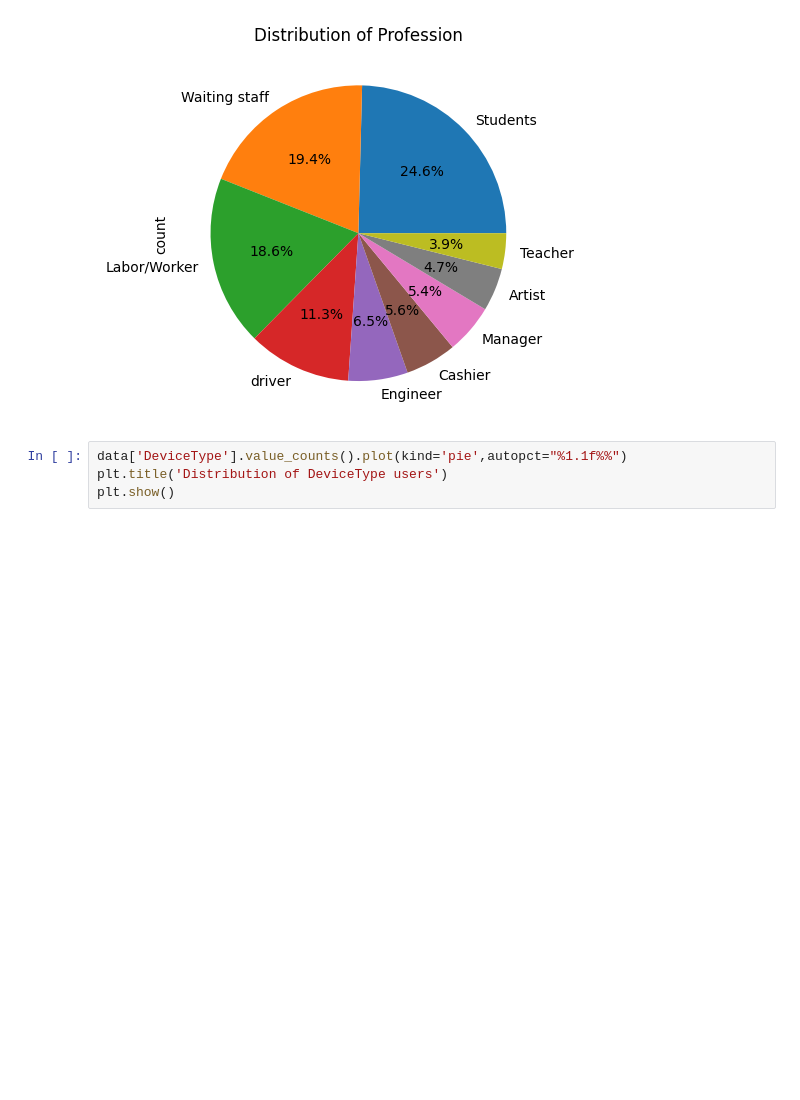
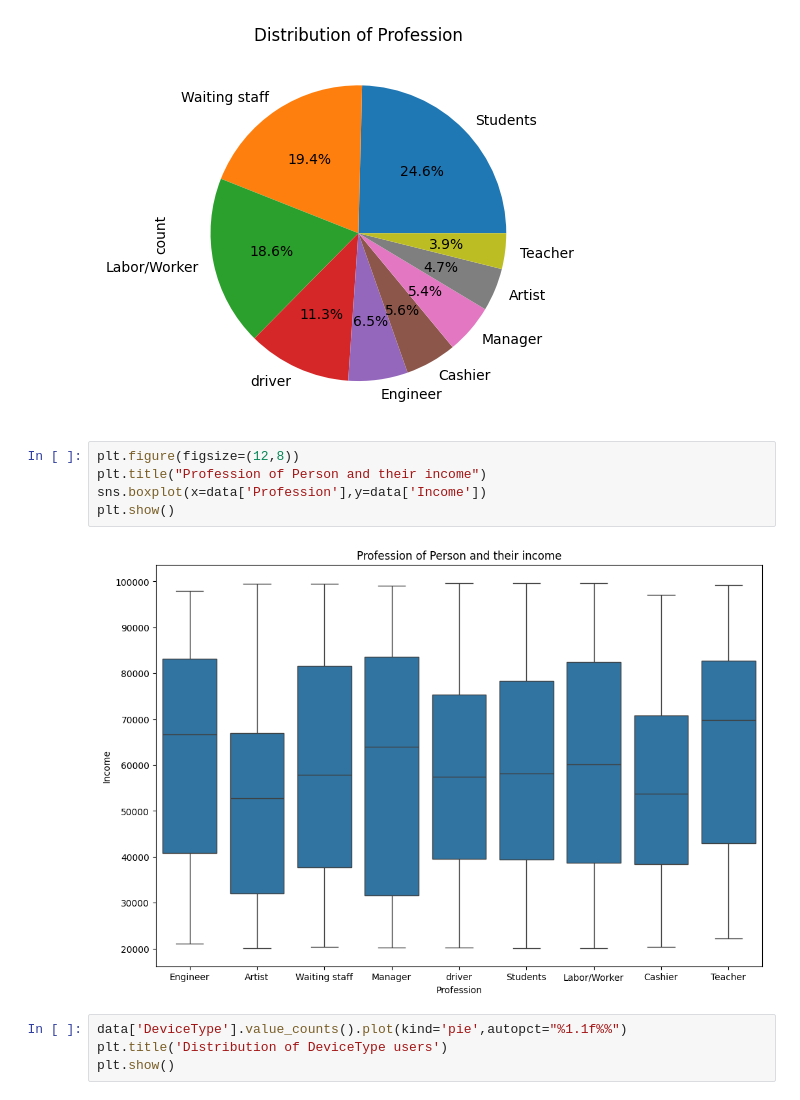
Before and after one commit to ankitg-02/Social-Media-Usage-analysis, a Jupyter notebook: Social_Media_Usage.ipynb, the cells around one changed output. Cells and saved outputs as stored; diff of their text form; blank space fills up the shorter version.

```diff
--- a/Social_Media_Usage.ipynb
+++ b/Social_Media_Usage.ipynb
@@ -144,6 +181,13 @@ plt.title('Distribution of Profession')
 plt.show()
 # %% [output]
 [figure]
+# %%
+plt.figure(figsize=(12,8))
+plt.title("Profession of Person and their income")
+sns.boxplot(x=data['Profession'],y=data['Income'])
+plt.show()
+# %% [output]
+[figure, added]
 # %%
 data['DeviceType'].value_counts().plot(kind='pie',autopct="%1.1f%%")
 plt.title('Distribution of DeviceType users')
```
Also changed, not shown: parts of 16 cells of this notebook.
